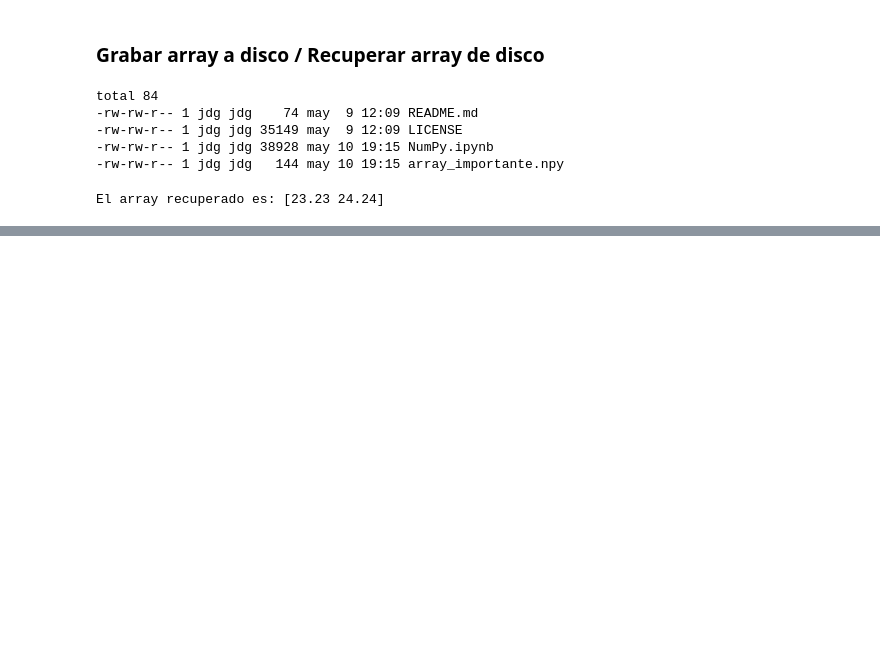
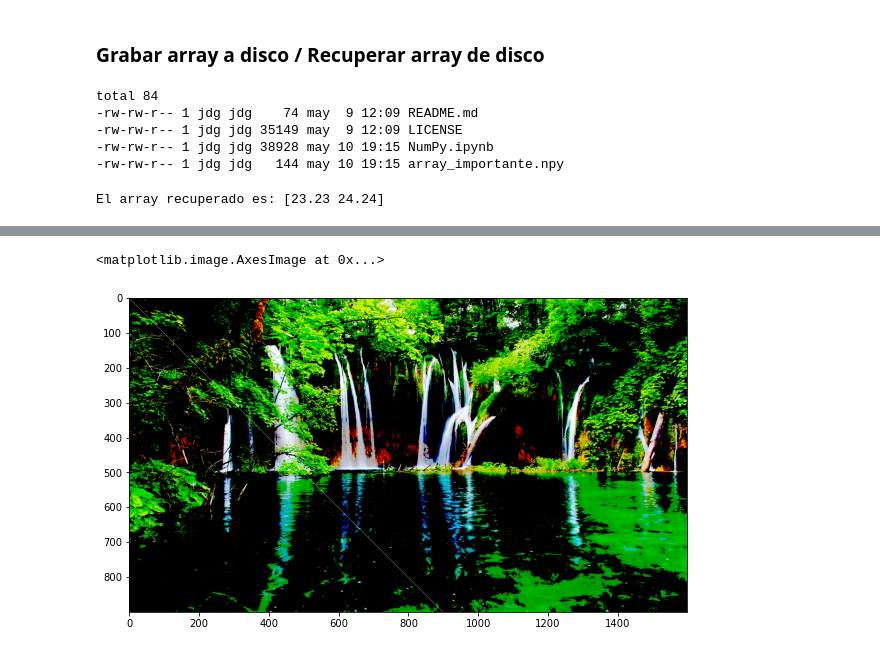
Before and after one commit to JavDomGom/machine-learning-y-redes-neuronales, a Jupyter notebook: NumPy.ipynb, the cells around one changed output, grey strips where cells are left out. Cells and saved outputs as stored; diff of their text form; code cells hidden in the pictures; blank space fills up the shorter version.

```diff
--- a/NumPy.ipynb
+++ b/NumPy.ipynb
@@ -747,0 +882,12 @@ El array recuperado es: [23.23 24.24]
+# %%
+# Ahora vamos a crear dos arrays de 900 elementos y vamos establecer el valor máximo
+# (255) a los tres colores de todos los píxeles 0x0, 1x1, 2x2 ... 900x900.
+
+array_a = np.array(range(900))
+array_b = np.array(range(900))
+image3[array_a, array_b] = 255
+plt.figure(figsize=(10, 20))
+plt.imshow(image3)
+# %% [output]
+<matplotlib.image.AxesImage at 0x...>
+[figure, added]
```
Also changed, not shown: parts of 17 cells of this notebook.
